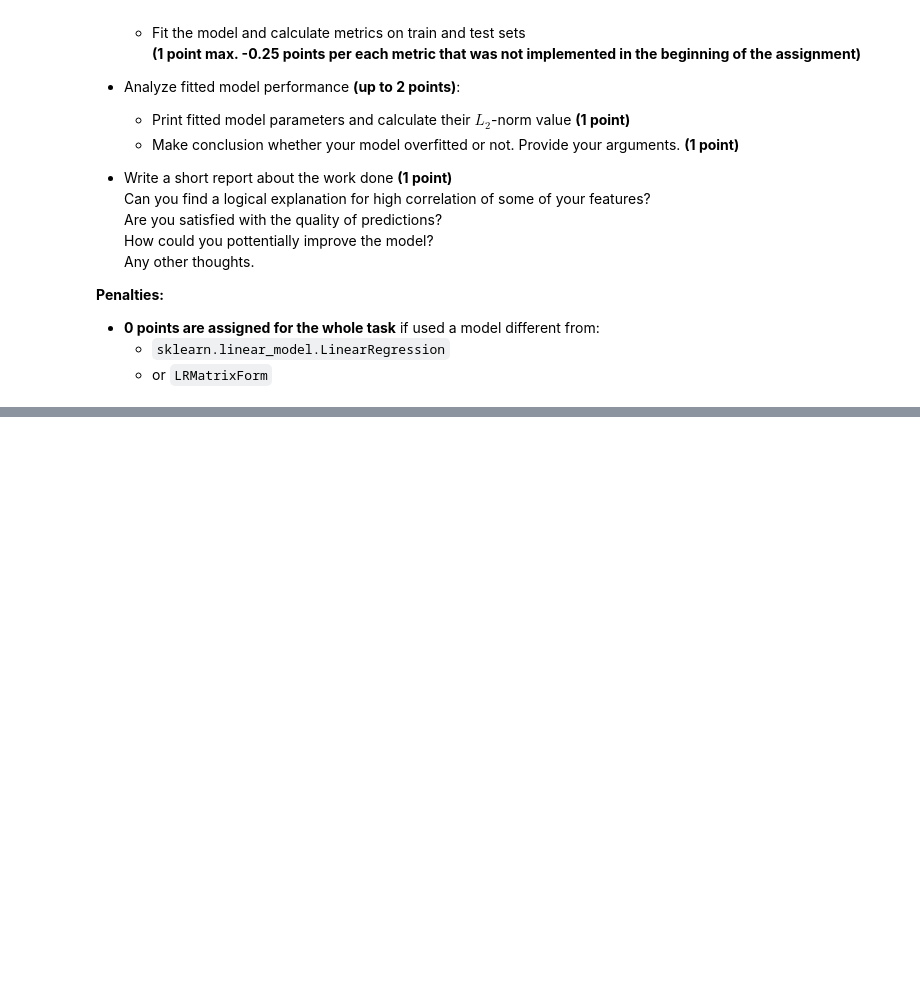
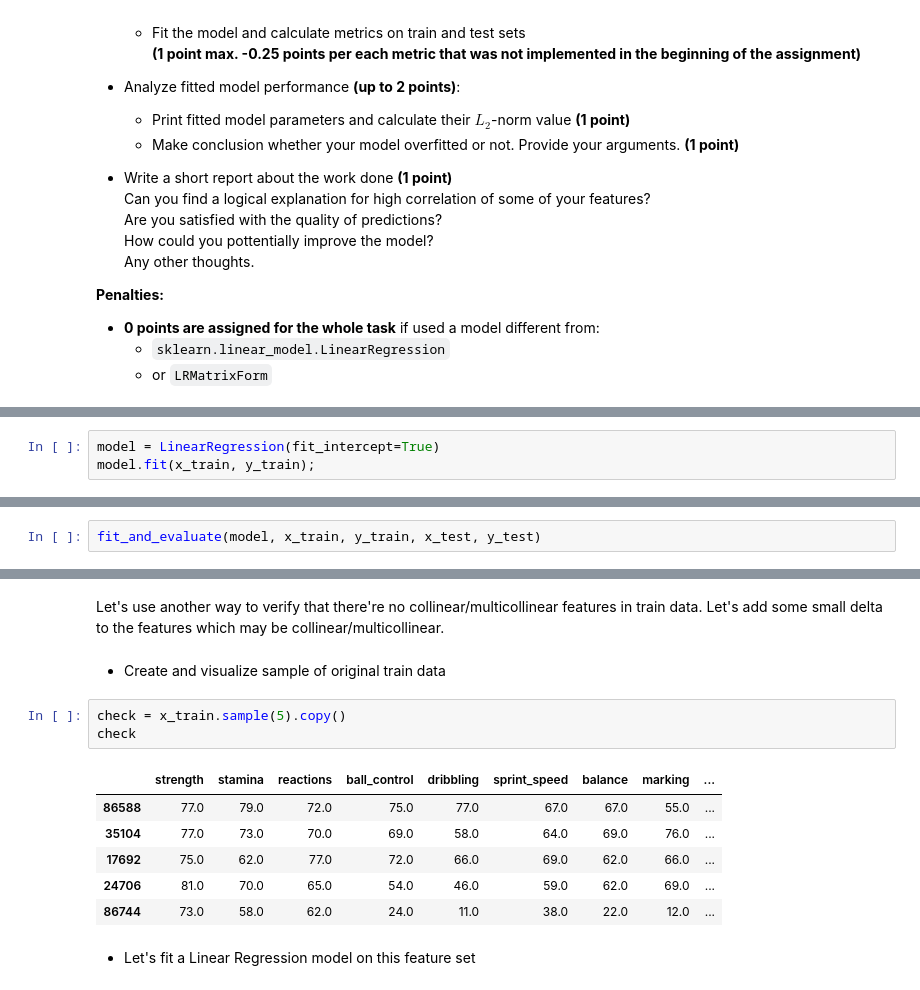
Before and after one commit to AlinaRskv/rs-school-ml-course-2, a Jupyter notebook: linear_regression.ipynb, the cells around one changed output, grey strips where cells are left out. Saved outputs shown, nothing was run; the diff lists cells and outputs as text; blank space fills up the shorter version.

```diff
--- a/linear_regression.ipynb
+++ b/linear_regression.ipynb
@@ -1650,0 +1731,3 @@ Steps you need to follow:
+# %%
+model = LinearRegression(fit_intercept=True)
+model.fit(x_train, y_train);
@@ -1650,0 +1756,2 @@ Steps you need to follow:
+# %%
+fit_and_evaluate(model, x_train, y_train, x_test, y_test)
@@ -1650,0 +1771,16 @@ Steps you need to follow:
+# %% [markdown]
+Let's use another way to verify that there're no collinear/multicollinear features in train data. Let's add some small delta to the features which may be collinear/multicollinear.
+# %% [markdown]
+* Create and visualize sample of original train data
+# %%
+check = x_train.sample(5).copy()
+check
+# %% [output]
+|  | strength | stamina | reactions | ball_control | dribbling | sprint_speed | balance | marking | ... |
+| 86588 | 77.0 | 79.0 | 72.0 | 75.0 | 77.0 | 67.0 | 67.0 | 55.0 | ... |
+| 35104 | 77.0 | 73.0 | 70.0 | 69.0 | 58.0 | 64.0 | 69.0 | 76.0 | ... |
+| 17692 | 75.0 | 62.0 | 77.0 | 72.0 | 66.0 | 69.0 | 62.0 | 66.0 | ... |
+| 24706 | 81.0 | 70.0 | 65.0 | 54.0 | 46.0 | 59.0 | 62.0 | 69.0 | ... |
+| 86744 | 73.0 | 58.0 | 62.0 | 24.0 | 11.0 | 38.0 | 22.0 | 12.0 | ... |
+# %% [markdown]
+* Let's fit a Linear Regression model on this feature set
```
Also changed, not shown: parts of 57 cells of this notebook.
